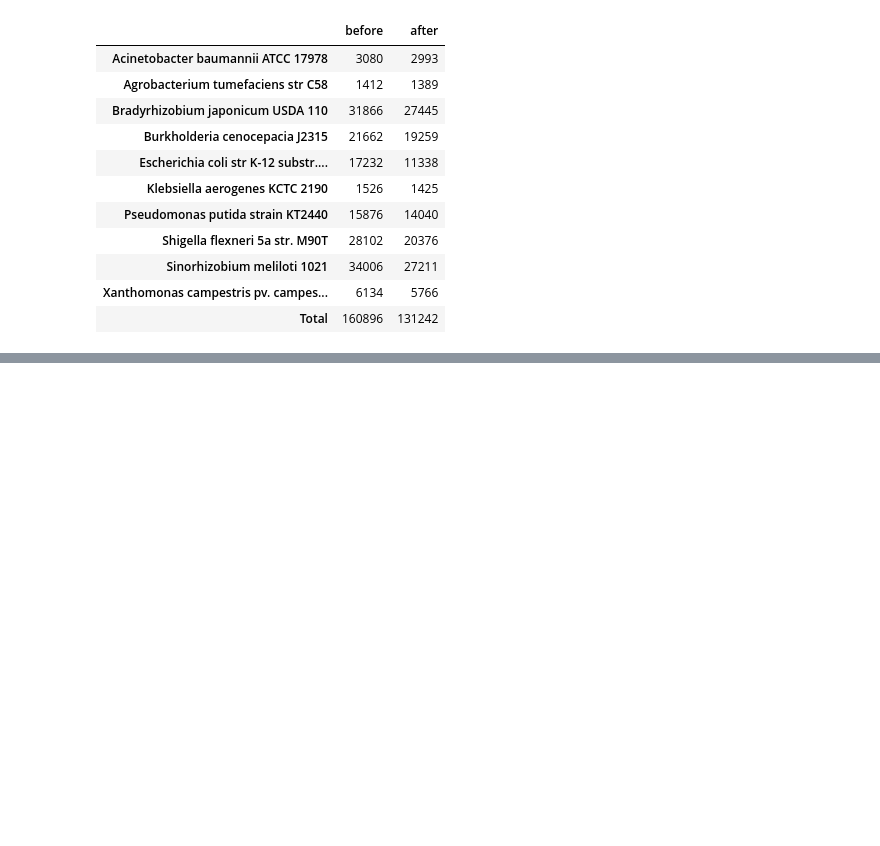
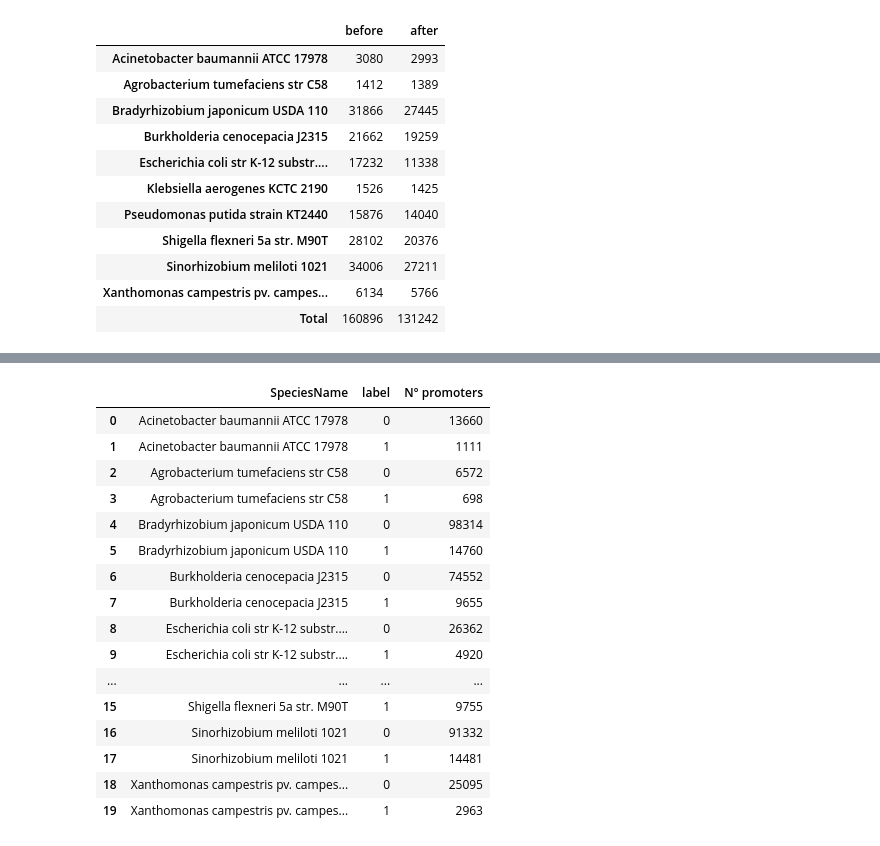
Before and after one commit to maigonzalezh/MultispeciesPromoterClassifier, a Jupyter notebook: notebooks/data.ipynb, the cells around one changed output, grey strips where cells are left out. Saved outputs shown, nothing was run; the diff lists cells and outputs as text; code cells hidden in the pictures; blank space fills up the shorter version.

```diff
--- a/notebooks/data.ipynb
+++ b/notebooks/data.ipynb
@@ -51,6 +54,24 @@ PROMOTER_CLASS_LABEL_MAP = {0: 'Non-promoter', 1: 'Promoter'}
 
 SELECTED_SPECIES_LABELS_MAP = {
     SELECTED_SPECIES[i]: SELECTED_SPECIES_LABELS[i] for i in range(len(SELECTED_SPECIES))}
+# %%
+PROCESSED_DATA_PATH = "./data/processed"
+random_fixed_sample = f'{PROCESSED_DATA_PATH}/random/sample.csv'
+cds_sample = f'{PROCESSED_DATA_PATH}/cds/sample.csv'
+
+random_fixed_fasta_filename = f'{PROCESSED_DATA_PATH}/random/sample_cross_filtered.fasta'
+cds_fasta_filename = f'{PROCESSED_DATA_PATH}/cds/sample_cross_filtered.fasta'
+cds_fixed_gc_fasta_filename = f'{PROCESSED_DATA_PATH}/cds_fixed_gc/sample_cross_filtered.fasta'
+promoters_filename = f'{PROCESSED_DATA_PATH}/pmd_promoters_filtered.fasta'
+
+
+random_fixed_filtered_df = fasta_to_csv(random_fixed_fasta_filename, label=0)
+cds_filtered_df = fasta_to_csv(cds_fasta_filename, label=0)
+cds_fixed_gc_filtered_df = fasta_to_csv(cds_fixed_gc_fasta_filename, label=0)
+promoters_df = fasta_to_csv(promoters_filename, label=1)
+
+random_fixed_sample_df = pd.read_csv(random_fixed_sample)
+cds_sample_df = pd.read_csv(cds_sample)
 # %%
 all_promoters_df = pd.read_csv('./data/processed/all_promoters.csv')
 species_class_df = pd.read_csv('./data/processed/species_classification.csv', sep=";")
@@ -321,0 +417,24 @@ get_before_after_filtering_count(cds_sample_df, cds_filtered_df)
+# %%
+cds_fixed_gc_df = pd.concat([promoters_df, cds_fixed_gc_filtered_df])
+cds_fixed_gc_df['gc'] = cds_fixed_gc_df['Sequence'].apply(gc_percentage)
+# %%
+# get speciesname count by label
+cds_fixed_gc_df.groupby(['SpeciesName', 'label']).size().reset_index(name='N° promoters')
+# %% [output]
+|  | SpeciesName | label | N° promoters |
+| 0 | Acinetobacter baumannii ATCC 17978 | 0 | 13660 |
+| 1 | Acinetobacter baumannii ATCC 17978 | 1 | 1111 |
+| 2 | Agrobacterium tumefaciens str C58 | 0 | 6572 |
+| 3 | Agrobacterium tumefaciens str C58 | 1 | 698 |
+| 4 | Bradyrhizobium japonicum USDA 110 | 0 | 98314 |
+| 5 | Bradyrhizobium japonicum USDA 110 | 1 | 14760 |
+| 6 | Burkholderia cenocepacia J2315 | 0 | 74552 |
+| 7 | Burkholderia cenocepacia J2315 | 1 | 9655 |
+| 8 | Escherichia coli str K-12 substr.... | 0 | 26362 |
+| 9 | Escherichia coli str K-12 substr.... | 1 | 4920 |
+| ... | ... | ... | ... |
+| 15 | Shigella flexneri 5a str. M90T | 1 | 9755 |
+| 16 | Sinorhizobium meliloti 1021 | 0 | 91332 |
+| 17 | Sinorhizobium meliloti 1021 | 1 | 14481 |
+| 18 | Xanthomonas campestris pv. campes... | 0 | 25095 |
+| 19 | Xanthomonas campestris pv. campes... | 1 | 2963 |
```
Also changed, not shown: parts of 21 cells of this notebook, 18 other files.
